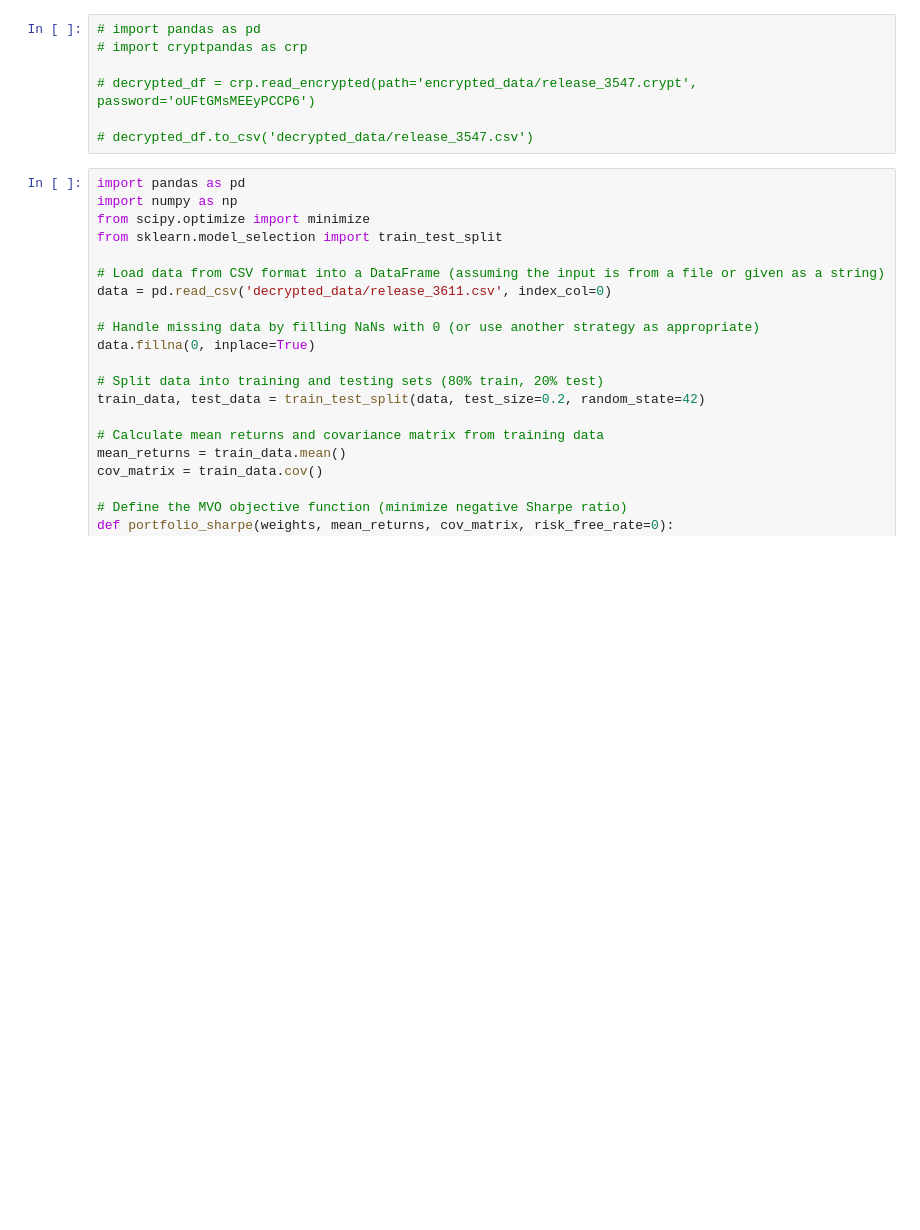
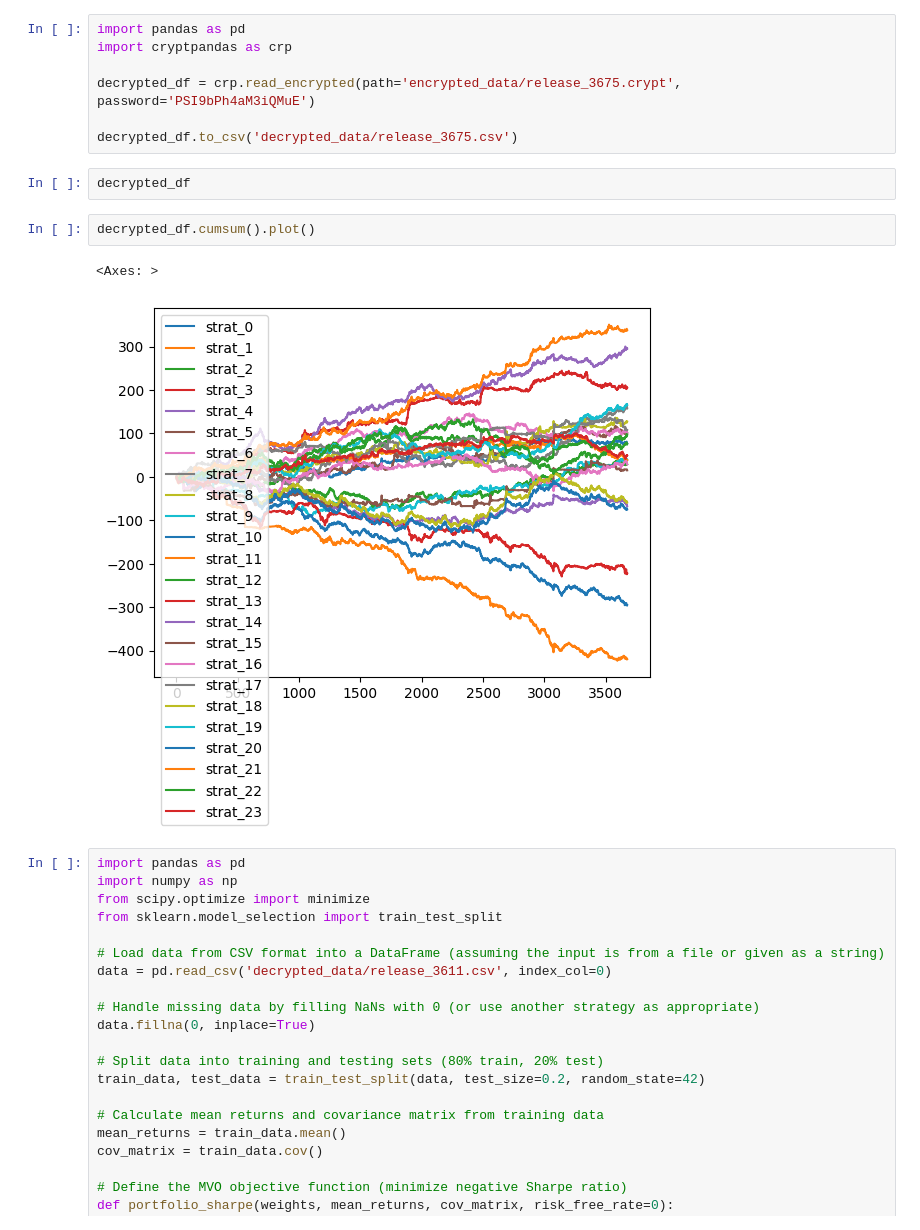
Before and after one commit to EliasKha/Imperial-Hackathon-2024, a Jupyter notebook: analysis_elias.ipynb, the cells around one changed output. Cells and saved outputs as stored; diff of their text form; blank space fills up the shorter version.

Commit message:
data managment

```diff
--- a/analysis_elias.ipynb
+++ b/analysis_elias.ipynb
@@ -1,10 +1,17 @@
 # %%
-# import pandas as pd
-# import cryptpandas as crp
+import pandas as pd
+import cryptpandas as crp
 
-# decrypted_df = crp.read_encrypted(path='encrypted_data/release_3547.crypt', password='oUFtGMsMEEyPCCP6')
+decrypted_df = crp.read_encrypted(path='encrypted_data/release_3675.crypt', password='PSI9bPh4aM3iQMuE')
 
-# decrypted_df.to_csv('decrypted_data/release_3547.csv')
+decrypted_df.to_csv('decrypted_data/release_3675.csv')
+# %%
+decrypted_df
+# %%
+decrypted_df.cumsum().plot()
+# %% [output]
+<Axes: >
+[figure, added]
 # %%
 import pandas as pd
 import numpy as np
```
Also changed, not shown: parts of 1 cell of this notebook, 20 other files.
